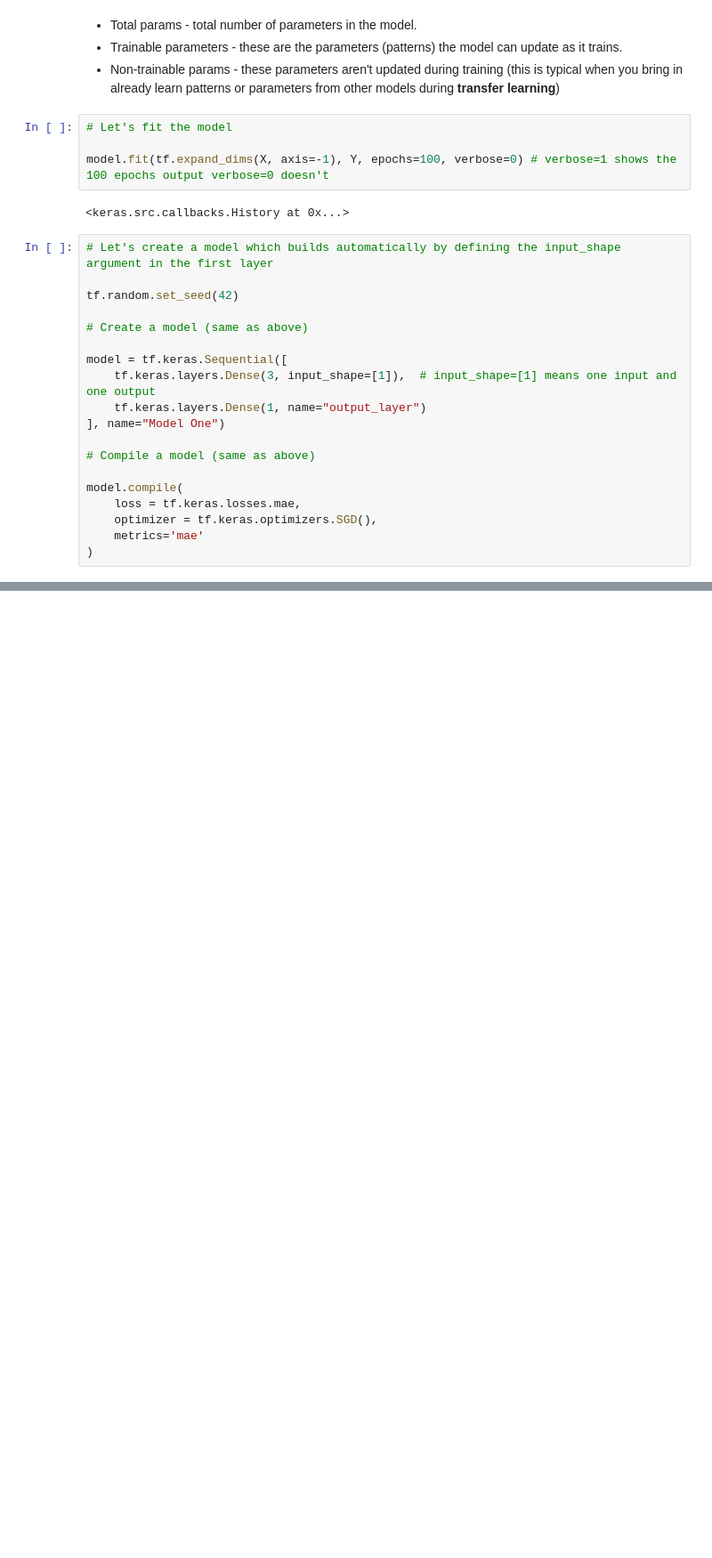
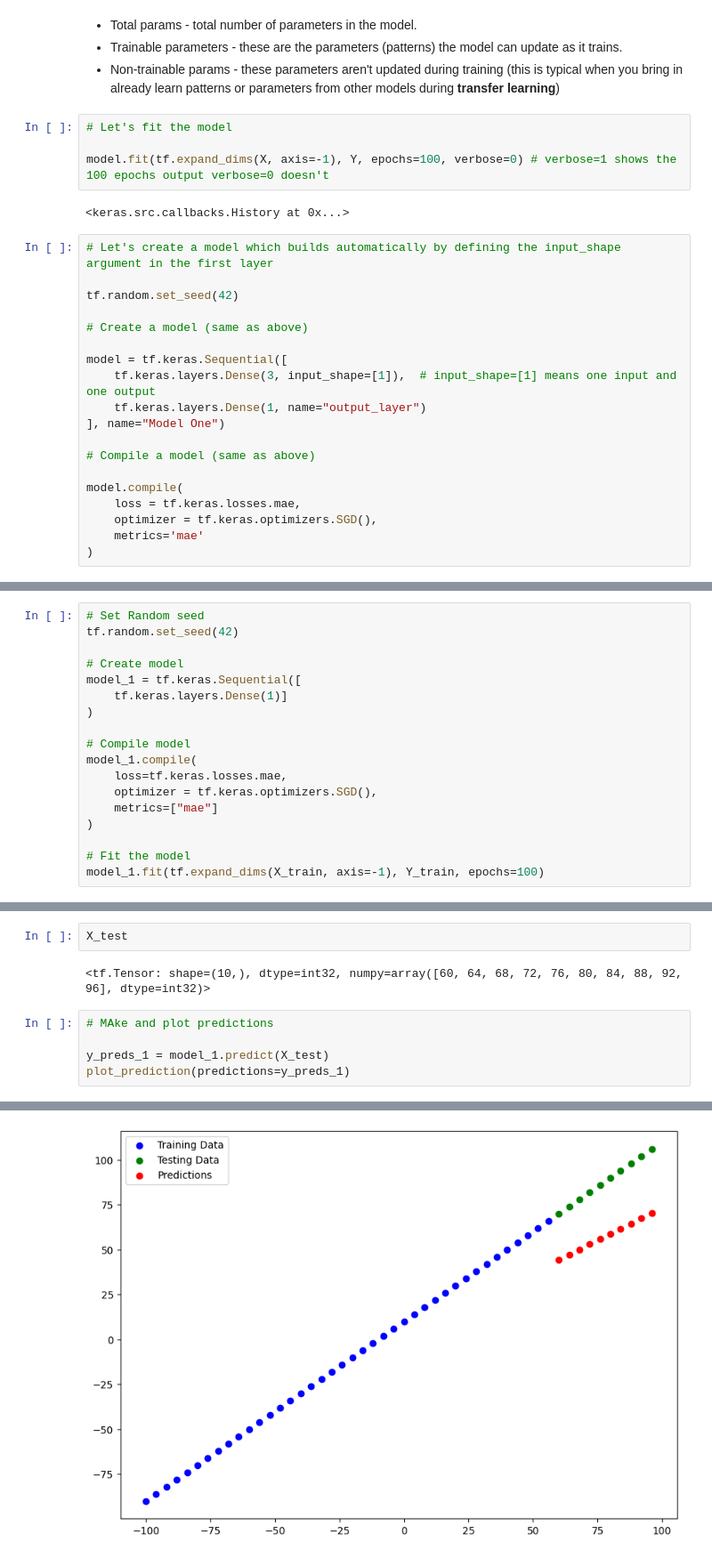
Before and after one commit to ajay2051/TensorFlow-Basics, a Jupyter notebook: regression.ipynb, the cells around one changed output, grey strips where cells are left out. Shown: that part at 89% size. Cells and saved outputs as stored; diff of their text form; blank space fills up the shorter version.

```diff
--- a/regression.ipynb
+++ b/regression.ipynb
@@ -434,0 +584,18 @@ plot_model(model=model, show_shapes=True)
+# %%
+# Set Random seed
+tf.random.set_seed(42)
+
+# Create model
+model_1 = tf.keras.Sequential([
+    tf.keras.layers.Dense(1)]
+)
+
+# Compile model
+model_1.compile(
+    loss=tf.keras.losses.mae,
+    optimizer = tf.keras.optimizers.SGD(),
+    metrics=["mae"]
+)
+
+# Fit the model
+model_1.fit(tf.expand_dims(X_train, axis=-1), Y_train, epochs=100)
@@ -434,0 +621,10 @@ plot_model(model=model, show_shapes=True)
+# %%
+X_test
+# %% [output]
+<tf.Tensor: shape=(10,), dtype=int32, numpy=array([60, 64, 68, 72, 76, 80, 84, 88, 92, 96], dtype=int32)>
+# %%
+# MAke and plot predictions
+
+y_preds_1 = model_1.predict(X_test)
+plot_prediction(predictions=y_preds_1)
+# %% [output]
@@ -434,0 +632 @@ plot_model(model=model, show_shapes=True)
+[figure, added]
```
Also changed, not shown: parts of 61 cells of this notebook, 1 other file.
